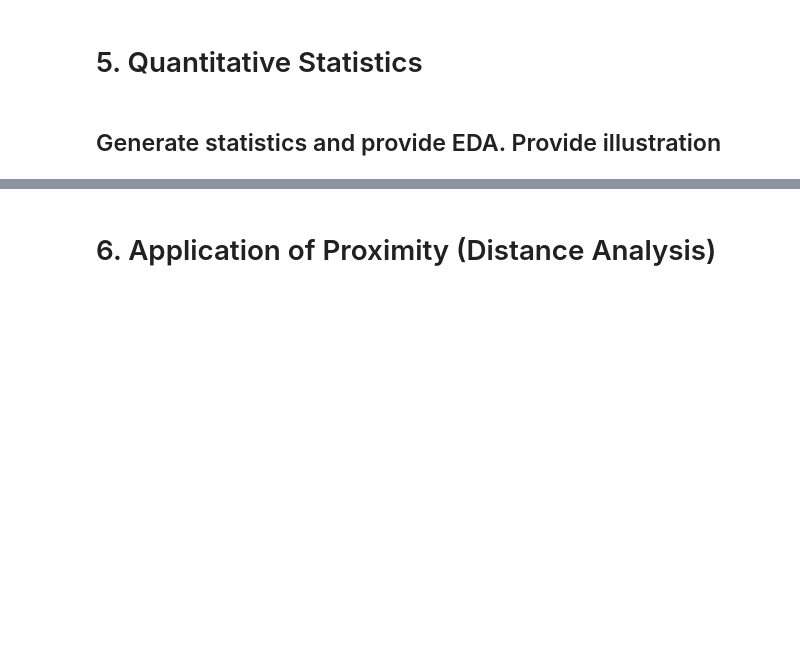
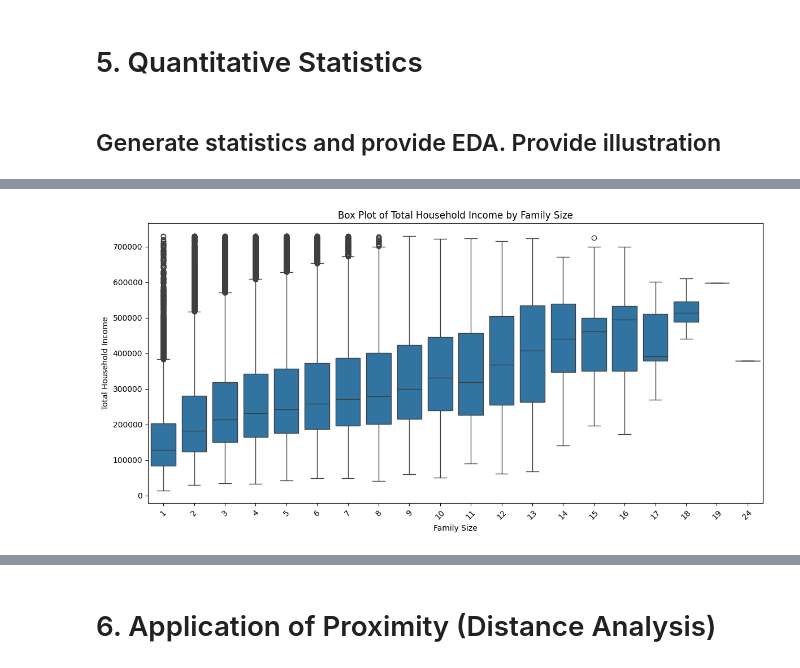
Before and after one commit to angelodelapaz/DataMiningPrelims, a Jupyter notebook: notebooks/01-EDA.ipynb, the cells around one changed output, grey strips where cells are left out. Drawn from its saved outputs; the diff is of its cells as text; code cells hidden in the pictures; blank space fills up the shorter version.

```diff
--- a/notebooks/01-EDA.ipynb
+++ b/notebooks/01-EDA.ipynb
@@ -420,0 +509,12 @@ Number of columns after dropping: 90
+# %%
+# Box plot of total_household_income by family size
+plt.figure(figsize=(12, 6))
+sns.boxplot(x="Family Size", y="Hhld, Income, Total", data=cleaned_df)
+plt.title("Box Plot of Total Household Income by Family Size")
+plt.xlabel("Family Size")
+plt.ylabel("Total Household Income")
+plt.xticks(rotation=45)
+plt.tight_layout()
+plt.show()
+# %% [output]
+[figure, added]
```
Also changed, not shown: parts of 20 cells of this notebook.
